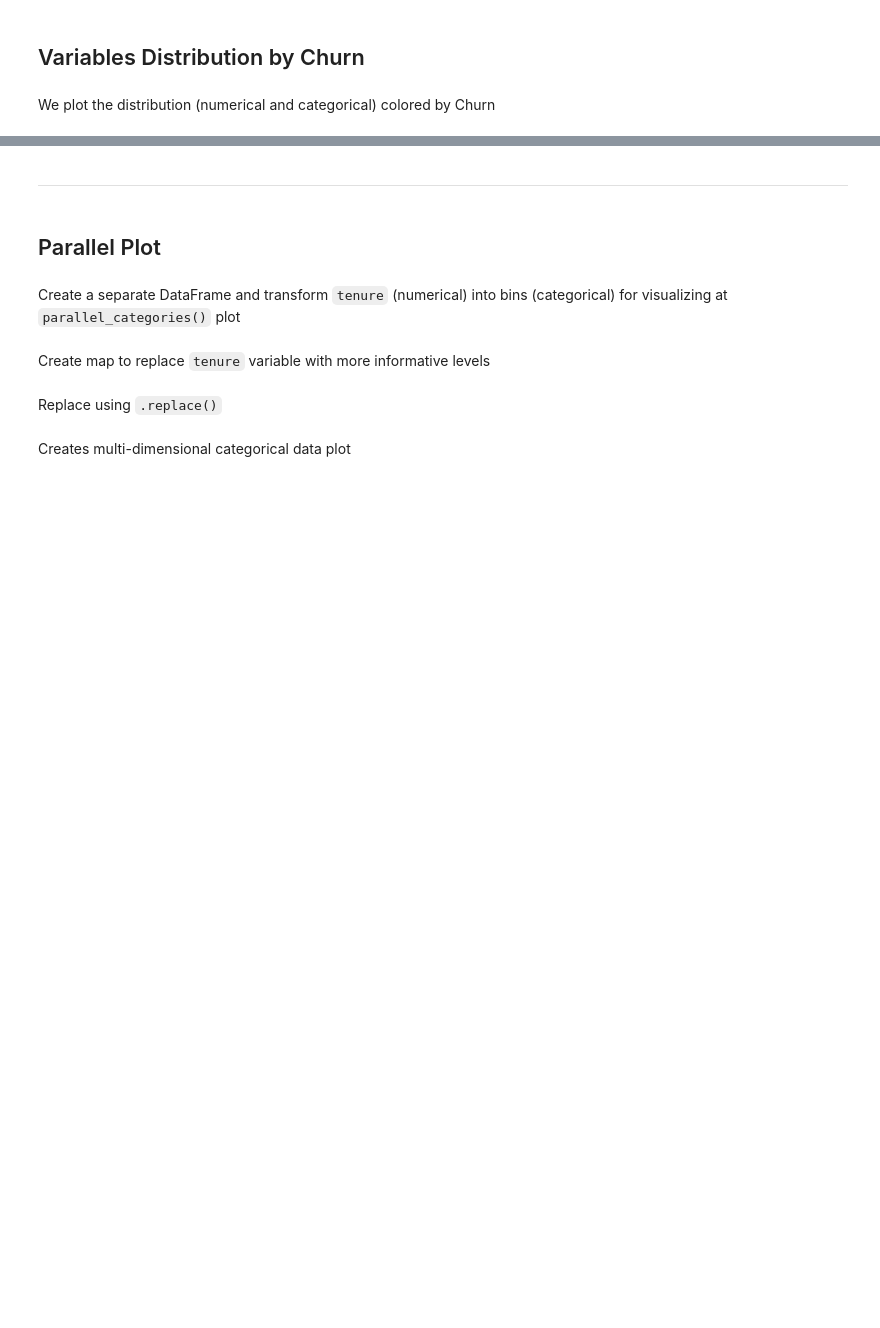
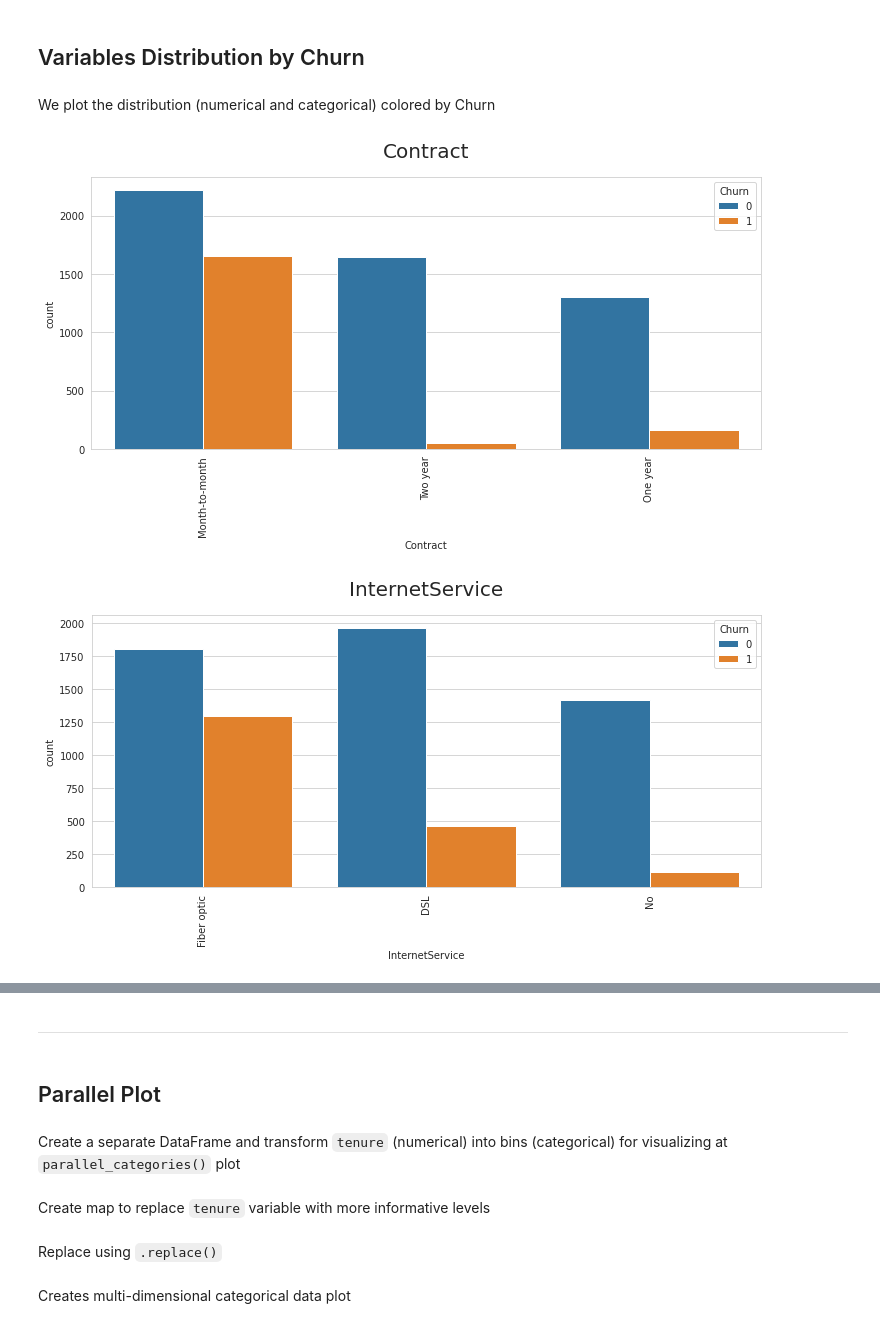
Before and after one commit to JohnL3/churnometer, a Jupyter notebook: jupyter_notebooks/02 - Churned Customer Study.ipynb, the cells around one changed output, grey strips where cells are left out. Cells and saved outputs as stored; diff of their text form; code cells hidden in the pictures; blank space fills up the shorter version.

```diff
--- a/jupyter_notebooks/02 - Churned Customer Study.ipynb
+++ b/jupyter_notebooks/02 - Churned Customer Study.ipynb
@@ -104,27 +181,31 @@ We plot the distribution (numerical and categorical) colored by Churn
 # %%
 import matplotlib.pyplot as plt
 import seaborn as sns
+sns.set_style('whitegrid')
 def plot_categorical(df, col, target_var):
 
   plt.figure(figsize=(12, 5))
   sns.countplot(data=df, x=col, hue=target_var,order = df[col].value_counts().index)
   plt.xticks(rotation=90)
   plt.title(f"{col}", fontsize=20,y=1.05)
   plt.show()
 
 def plot_numerical(df, col, target_var):
   plt.figure(figsize=(8, 5))
   sns.histplot(data=df, x=col, hue=target_var, kde=True,element="step")
   plt.title(f"{col}", fontsize=20,y=1.05)
   plt.show()
 
 
 
 target_var = 'Churn'
 for col in df_eda.drop([target_var], axis=1).columns.to_list():
   if df_eda[col].dtype == 'object':
     plot_categorical(df_eda, col, target_var)
     print("\n\n")
   else:
     plot_numerical(df_eda, col, target_var)
     print("\n\n")
+# %% [output]
+[figure, added]
+[figure, added]
```
Also changed, not shown: parts of 11 cells of this notebook, 2 other files.
